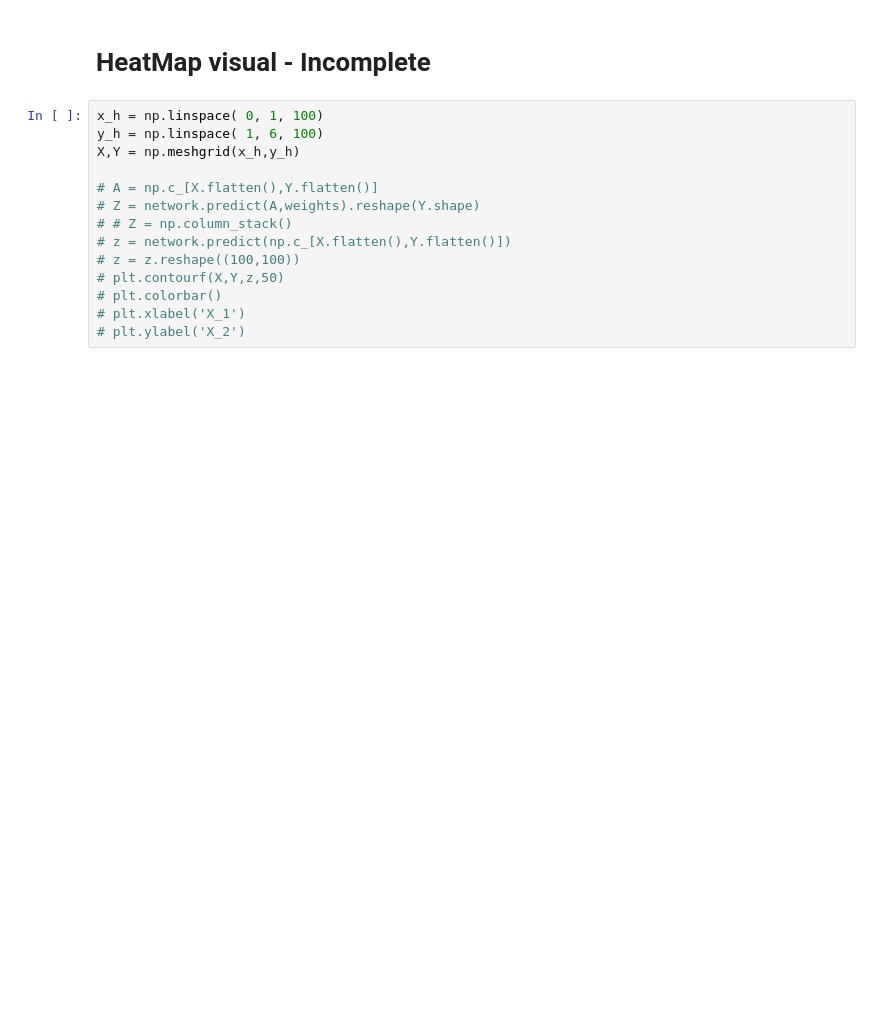
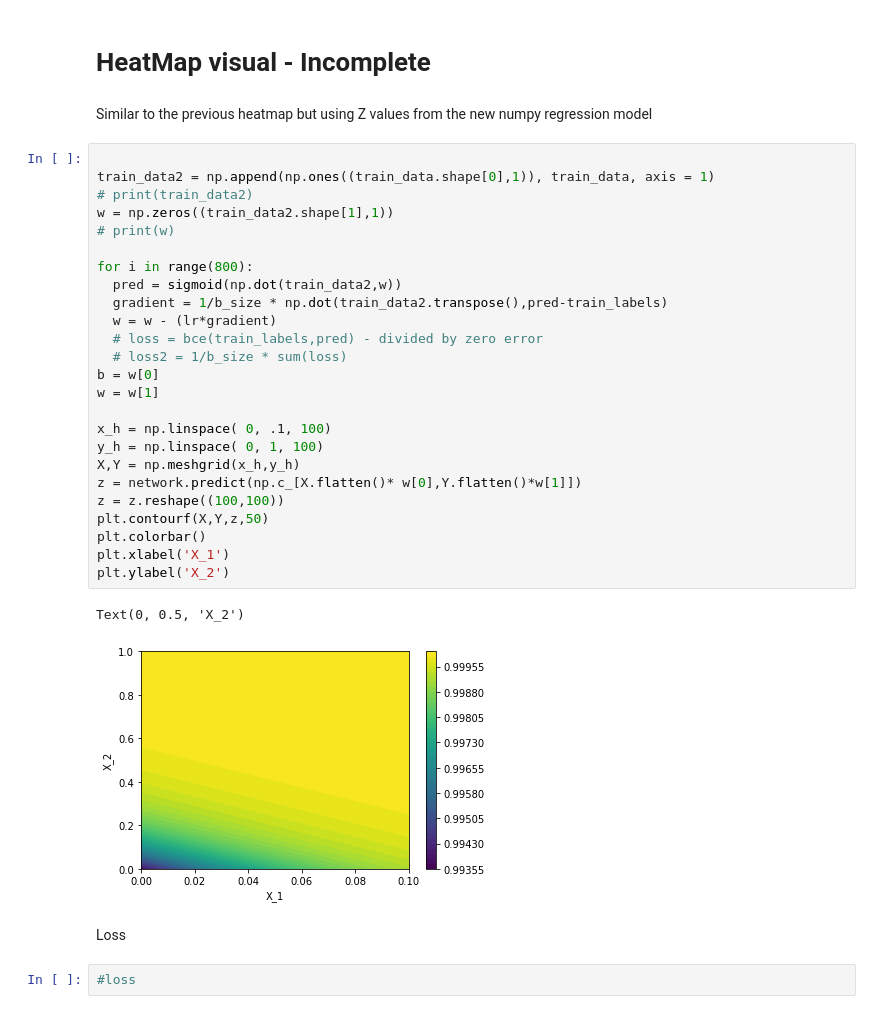
Before and after one commit to Michael-Siri/AI-CAP4630, a Jupyter notebook: HW_3/HW_3.ipynb, the cells around one changed output. Saved outputs shown, nothing was run; the diff lists cells and outputs as text; blank space fills up the shorter version.

```diff
--- a/HW_3/HW_3.ipynb
+++ b/HW_3/HW_3.ipynb
@@ -226,16 +227,36 @@ display_random_data(data, labels, 0,0, old_x, old_y, x1_w, x2_w)
 # %% [markdown]
 # HeatMap visual - Incomplete
+# %% [markdown]
+Similar to the previous heatmap but using Z values from the new numpy regression model
 # %%
-x_h = np.linspace( 0, 1, 100)
-y_h = np.linspace( 1, 6, 100)
+
+train_data2 = np.append(np.ones((train_data.shape[0],1)), train_data, axis = 1)
+# print(train_data2)
+w = np.zeros((train_data2.shape[1],1))
+# print(w)
+
+for i in range(800):
+  pred = sigmoid(np.dot(train_data2,w))
+  gradient = 1/b_size * np.dot(train_data2.transpose(),pred-train_labels)
+  w = w - (lr*gradient)
+  # loss = bce(train_labels,pred) - divided by zero error
+  # loss2 = 1/b_size * sum(loss)
+b = w[0]
+w = w[1]
+
+x_h = np.linspace( 0, .1, 100)
+y_h = np.linspace( 0, 1, 100)
 X,Y = np.meshgrid(x_h,y_h)
-
-# A = np.c_[X.flatten(),Y.flatten()]
-# Z = network.predict(A,weights).reshape(Y.shape)
-# # Z = np.column_stack()
-# z = network.predict(np.c_[X.flatten(),Y.flatten()])
-# z = z.reshape((100,100))
-# plt.contourf(X,Y,z,50)
-# plt.colorbar()
-# plt.xlabel('X_1')
-# plt.ylabel('X_2')
+z = network.predict(np.c_[X.flatten()* w[0],Y.flatten()*w[1]])
+z = z.reshape((100,100))
+plt.contourf(X,Y,z,50)
+plt.colorbar()
+plt.xlabel('X_1')
+plt.ylabel('X_2')
+# %% [output]
+Text(0, 0.5, 'X_2')
+[figure, added]
+# %% [markdown]
+Loss
+# %%
+#loss
```
Also changed, not shown: parts of 8 cells of this notebook.
